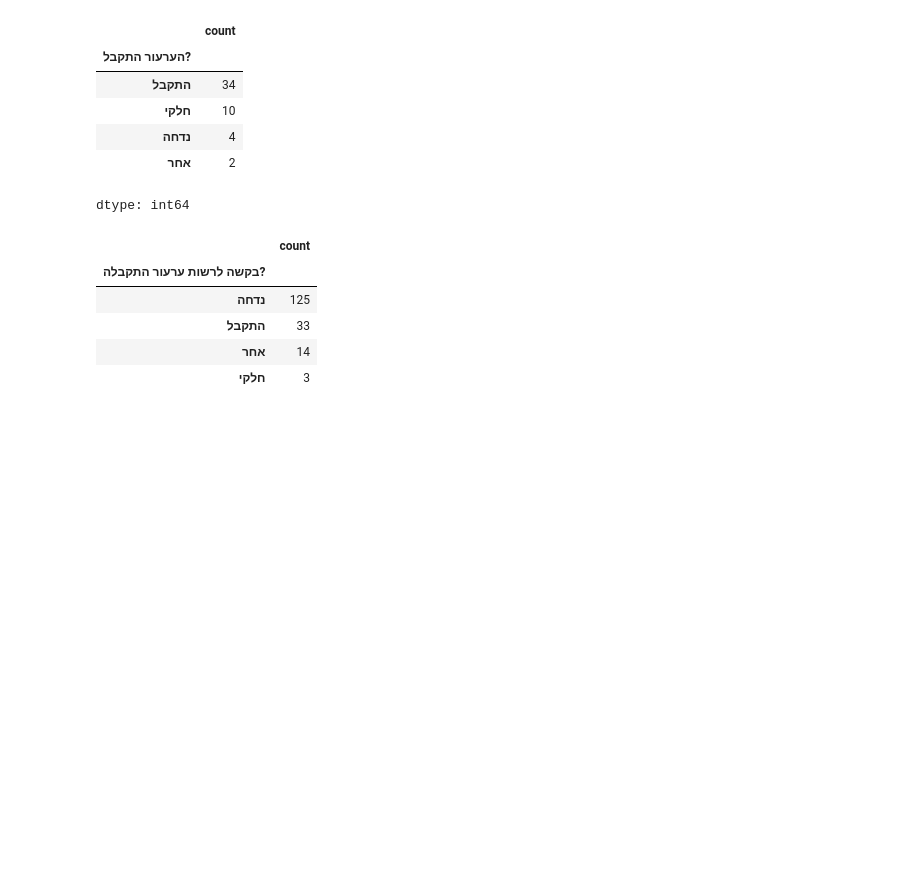
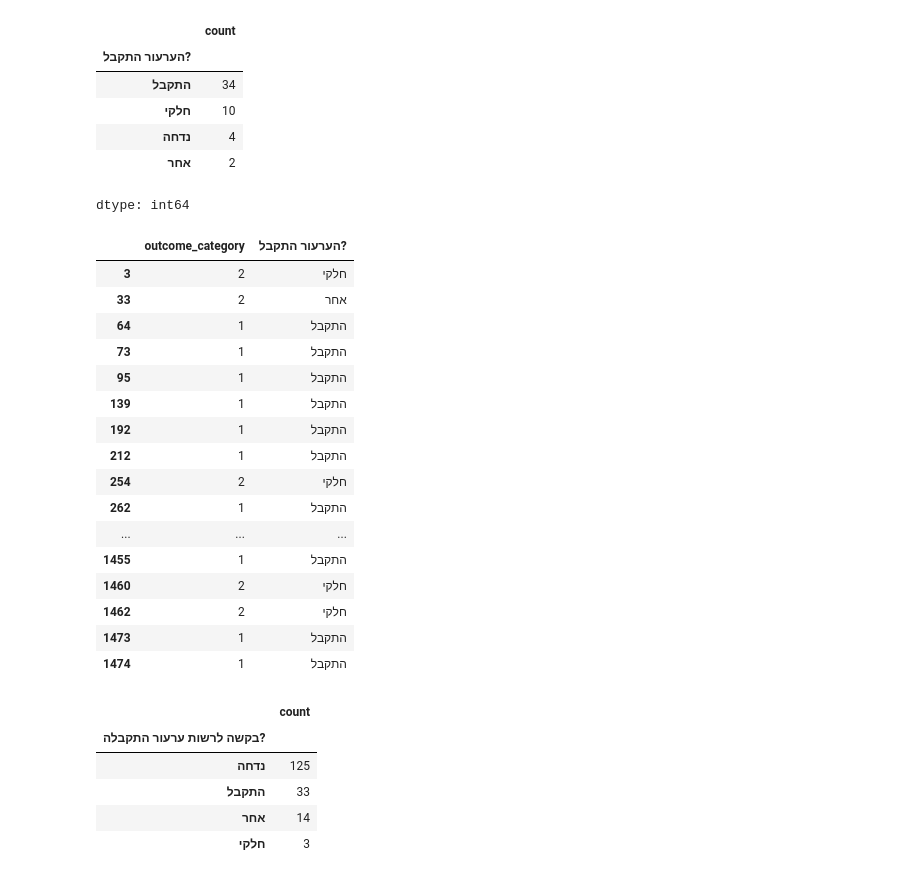
Before and after one commit to noambassat/SupremeCourtClassifier, a Jupyter notebook: 4_explore_and_merge_RAP_AP.ipynb, the cells around one changed output. Drawn from its saved outputs; the diff is of its cells as text; code cells hidden in the pictures; blank space fills up the shorter version.

```diff
--- a/4_explore_and_merge_RAP_AP.ipynb
+++ b/4_explore_and_merge_RAP_AP.ipynb
@@ -78,6 +80,34 @@ data_to_add_1['הערעור התקבל?'].value_counts()
 | נדחה | 4 |
 | אחר | 2 |
 dtype: int64
+# %%
+data_to_add_1.dropna(subset = ['הערעור התקבל?'],inplace=True)
+# %%
+data_to_add_1["outcome_category"] = data_to_add_1['הערעור התקבל?'].apply(
+    lambda x: 0 if x == "נדחה"
+              else 1 if x == "התקבל"
+              else 2
+)
+# %%
+data_to_add_1[["outcome_category",'הערעור התקבל?']]
+# %% [output]
+|  | outcome_category | הערעור התקבל? |
+| 3 | 2 | חלקי |
+| 33 | 2 | אחר |
+| 64 | 1 | התקבל |
+| 73 | 1 | התקבל |
+| 95 | 1 | התקבל |
+| 139 | 1 | התקבל |
+| 192 | 1 | התקבל |
+| 212 | 1 | התקבל |
+| 254 | 2 | חלקי |
+| 262 | 1 | התקבל |
+| ... | ... | ... |
+| 1455 | 1 | התקבל |
+| 1460 | 2 | חלקי |
+| 1462 | 2 | חלקי |
+| 1473 | 1 | התקבל |
+| 1474 | 1 | התקבל |
 # %%
 data_to_add_2['בקשה לרשות ערעור התקבלה?'].value_counts()
 # %% [output]
```
Also changed, not shown: parts of 7 cells of this notebook.
